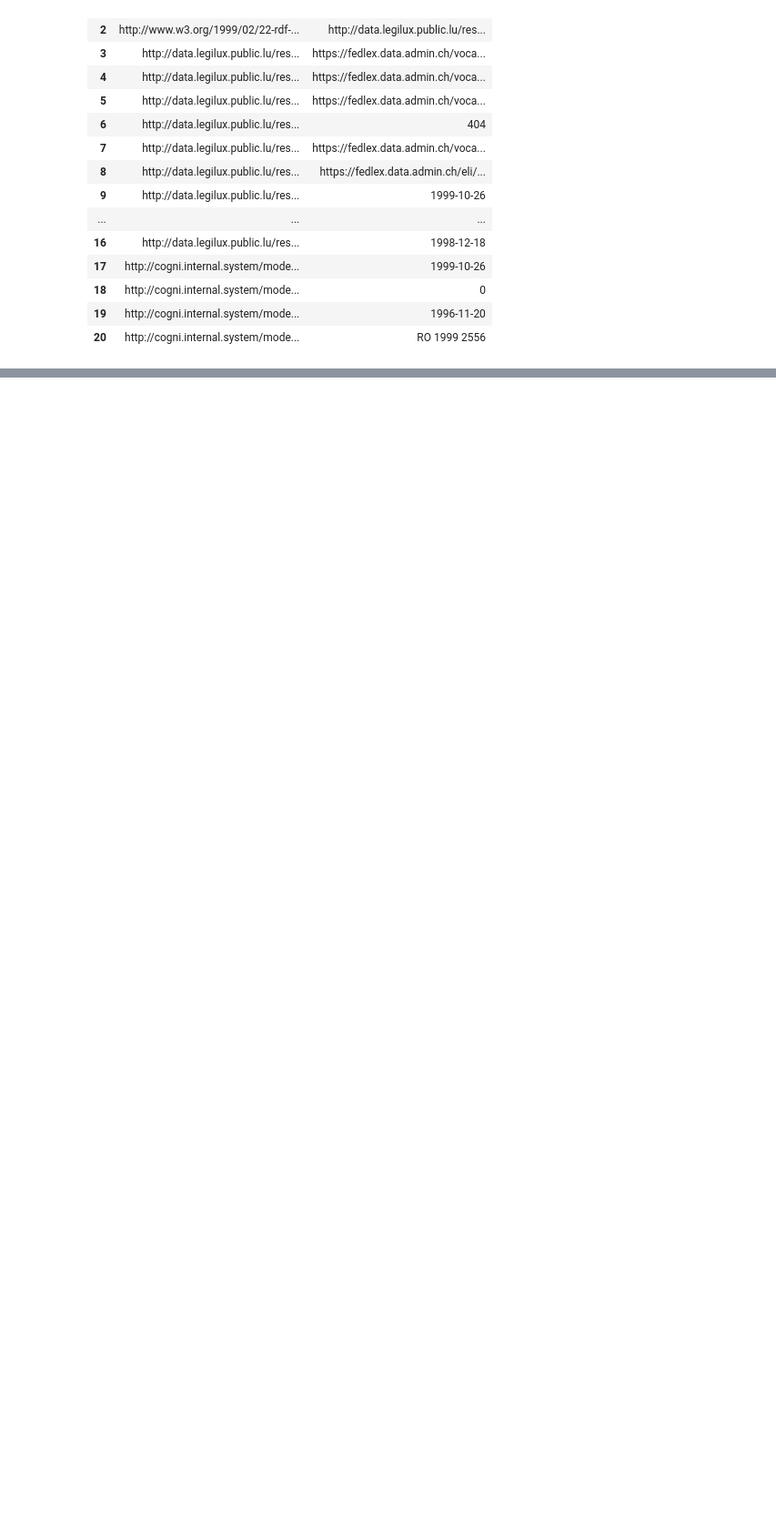
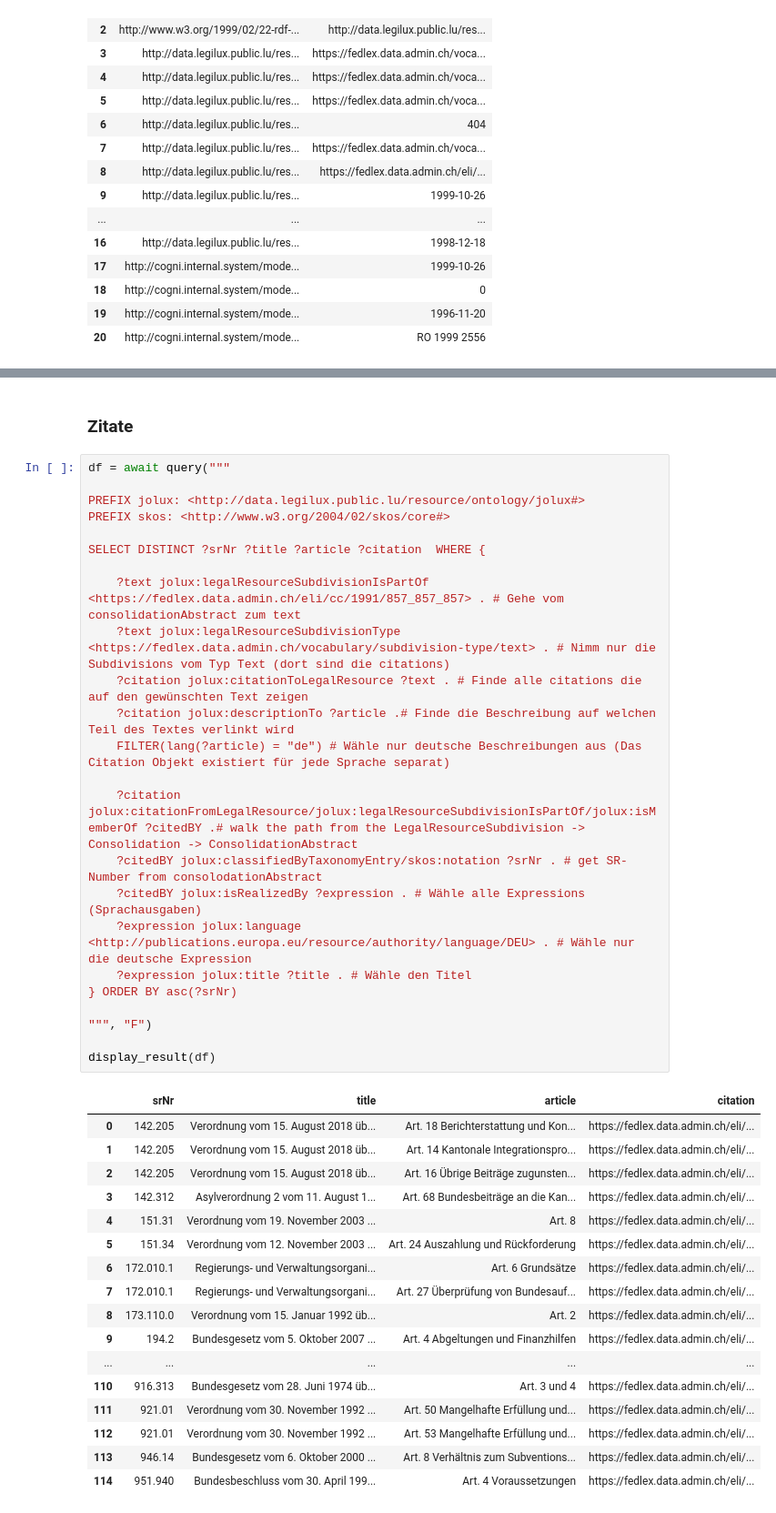
Before and after one commit to bequrios/fedlex, a Jupyter notebook: content/Fedlex.ipynb, the cells around one changed output, grey strips where cells are left out. Shown at 91% size. Saved outputs shown, nothing was run; the diff lists cells and outputs as text; blank space fills up the shorter version.

```diff
--- a/content/Fedlex.ipynb
+++ b/content/Fedlex.ipynb
@@ -246,0 +288,44 @@ display_result(df)
+# %% [markdown]
+### Zitate
+# %%
+df = await query("""
+
+PREFIX jolux: <http://data.legilux.public.lu/resource/ontology/jolux#>
+PREFIX skos: <http://www.w3.org/2004/02/skos/core#>
+
+SELECT DISTINCT ?srNr ?title ?article ?citation  WHERE {
+
+    ?text jolux:legalResourceSubdivisionIsPartOf <https://fedlex.data.admin.ch/eli/cc/1991/857_857_857> . # Gehe vom consolidationAbstract zum text
+    ?text jolux:legalResourceSubdivisionType <https://fedlex.data.admin.ch/vocabulary/subdivision-type/text> . # Nimm nur die Subdivisions vom Typ Text (dort sind die citations)
+    ?citation jolux:citationToLegalResource ?text . # Finde alle citations die auf den gewünschten Text zeigen
+    ?citation jolux:descriptionTo ?article .# Finde die Beschreibung auf welchen Teil des Textes verlinkt wird
+    FILTER(lang(?article) = "de") # Wähle nur deutsche Beschreibungen aus (Das Citation Objekt existiert für jede Sprache separat)
+
+    ?citation jolux:citationFromLegalResource/jolux:legalResourceSubdivisionIsPartOf/jolux:isMemberOf ?citedBY .# walk the path from the LegalResourceSubdivision -> Consolidation -> ConsolidationAbstract
+    ?citedBY jolux:classifiedByTaxonomyEntry/skos:notation ?srNr . # get SR-Number from consolodationAbstract
+    ?citedBY jolux:isRealizedBy ?expression . # Wähle alle Expressions (Sprachausgaben)
+    ?expression jolux:language <http://publications.europa.eu/resource/authority/language/DEU> . # Wähle nur die deutsche Expression
+    ?expression jolux:title ?title . # Wähle den Titel
+} ORDER BY asc(?srNr)
+
+""", "F")
+
+display_result(df)
+# %% [output]
+|  | srNr | title | article | citation |
+| 0 | 142.205 | Verordnung vom 15. August 2018 üb... | Art. 18 Berichterstattung und Kon... | https://fedlex.data.admin.ch/eli/... |
+| 1 | 142.205 | Verordnung vom 15. August 2018 üb... | Art. 14 Kantonale Integrationspro... | https://fedlex.data.admin.ch/eli/... |
+| 2 | 142.205 | Verordnung vom 15. August 2018 üb... | Art. 16 Übrige Beiträge zugunsten... | https://fedlex.data.admin.ch/eli/... |
+| 3 | 142.312 | Asylverordnung 2 vom 11. August 1... | Art. 68 Bundesbeiträge an die Kan... | https://fedlex.data.admin.ch/eli/... |
+| 4 | 151.31 | Verordnung vom 19. November 2003 ... | Art. 8 | https://fedlex.data.admin.ch/eli/... |
+| 5 | 151.34 | Verordnung vom 12. November 2003 ... | Art. 24 Auszahlung und Rückforderung | https://fedlex.data.admin.ch/eli/... |
+| 6 | 172.010.1 | Regierungs- und Verwaltungsorgani... | Art. 6 Grundsätze | https://fedlex.data.admin.ch/eli/... |
+| 7 | 172.010.1 | Regierungs- und Verwaltungsorgani... | Art. 27 Überprüfung von Bundesauf... | https://fedlex.data.admin.ch/eli/... |
+| 8 | 173.110.0 | Verordnung vom 15. Januar 1992 üb... | Art. 2 | https://fedlex.data.admin.ch/eli/... |
+| 9 | 194.2 | Bundesgesetz vom 5. Oktober 2007 ... | Art. 4 Abgeltungen und Finanzhilfen | https://fedlex.data.admin.ch/eli/... |
+| ... | ... | ... | ... | ... |
+| 110 | 916.313 | Bundesgesetz vom 28. Juni 1974 üb... | Art. 3 und 4 | https://fedlex.data.admin.ch/eli/... |
+| 111 | 921.01 | Verordnung vom 30. November 1992 ... | Art. 50 Mangelhafte Erfüllung und... | https://fedlex.data.admin.ch/eli/... |
+| 112 | 921.01 | Verordnung vom 30. November 1992 ... | Art. 53 Mangelhafte Erfüllung und... | https://fedlex.data.admin.ch/eli/... |
+| 113 | 946.14 | Bundesgesetz vom 6. Oktober 2000 ... | Art. 8 Verhältnis zum Subventions... | https://fedlex.data.admin.ch/eli/... |
+| 114 | 951.940 | Bundesbeschluss vom 30. April 199... | Art. 4 Voraussetzungen | https://fedlex.data.admin.ch/eli/... |
```
Also changed, not shown: parts of 3 cells of this notebook.
